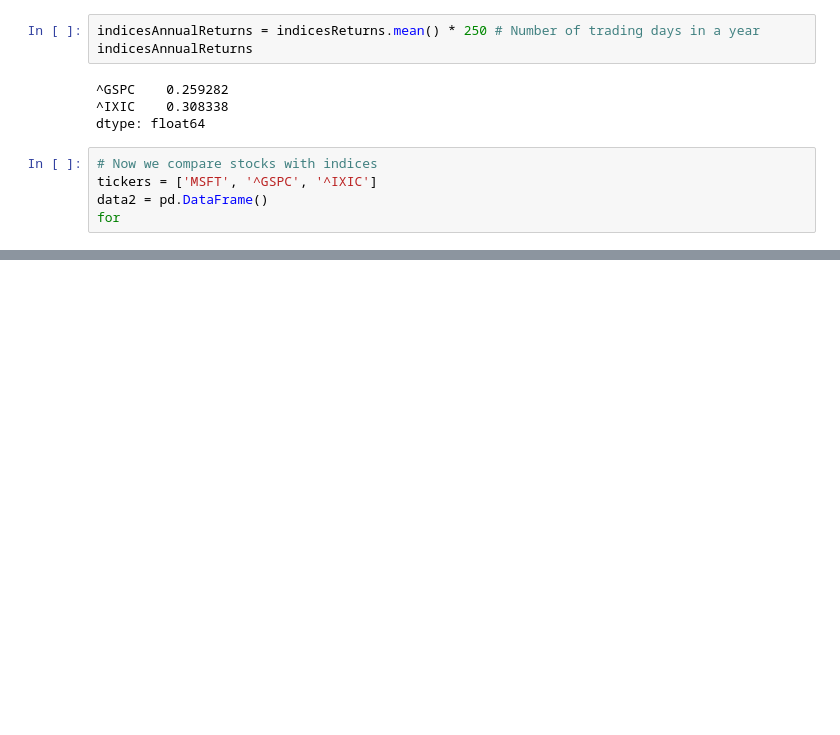
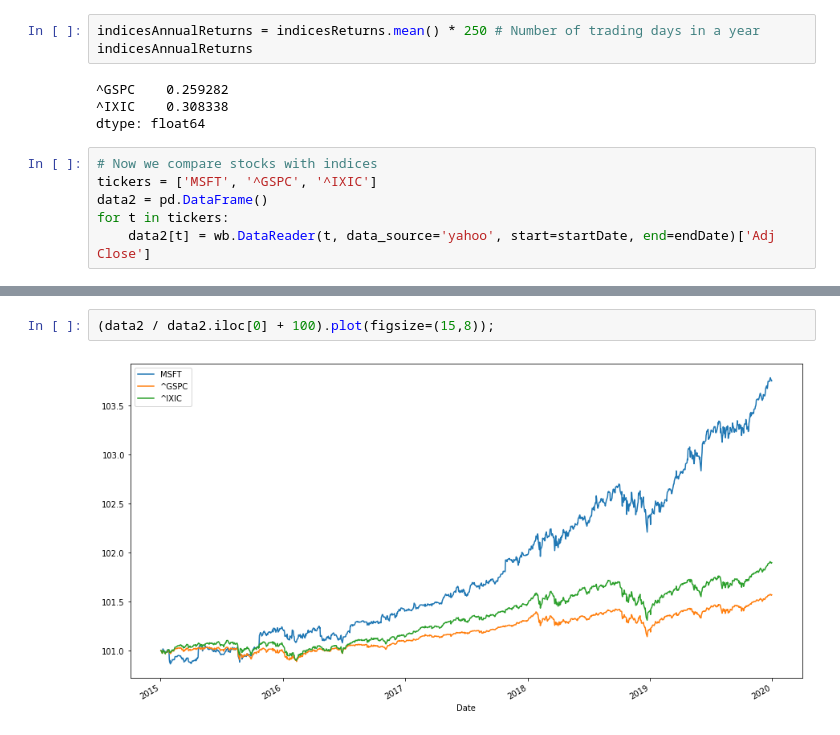
Before and after one commit to omeryesil/pyt-tutorials, a Jupyter notebook: pyt-in-finance/01_CalculatingComparingRatesOfReturn.ipynb, the cells around one changed output, grey strips where cells are left out. Cells and saved outputs as stored; diff of their text form; blank space fills up the shorter version.

```diff
--- a/pyt-in-finance/finance_calculating_rates_of_return.ipynb
+++ b/pyt-in-finance/01_CalculatingComparingRatesOfReturn.ipynb
@@ -371,4 +374,5 @@ dtype: float64
 # Now we compare stocks with indices
 tickers = ['MSFT', '^GSPC', '^IXIC']
 data2 = pd.DataFrame()
-for
+for t in tickers:
+    data2[t] = wb.DataReader(t, data_source='yahoo', start=startDate, end=endDate)['Adj Close']
@@ -374,0 +389,4 @@ for
+# %%
+(data2 / data2.iloc[0] + 100).plot(figsize=(15,8));
+# %% [output]
+[figure, added]
```
Also changed, not shown: parts of 2 cells of this notebook, 1 other file.
